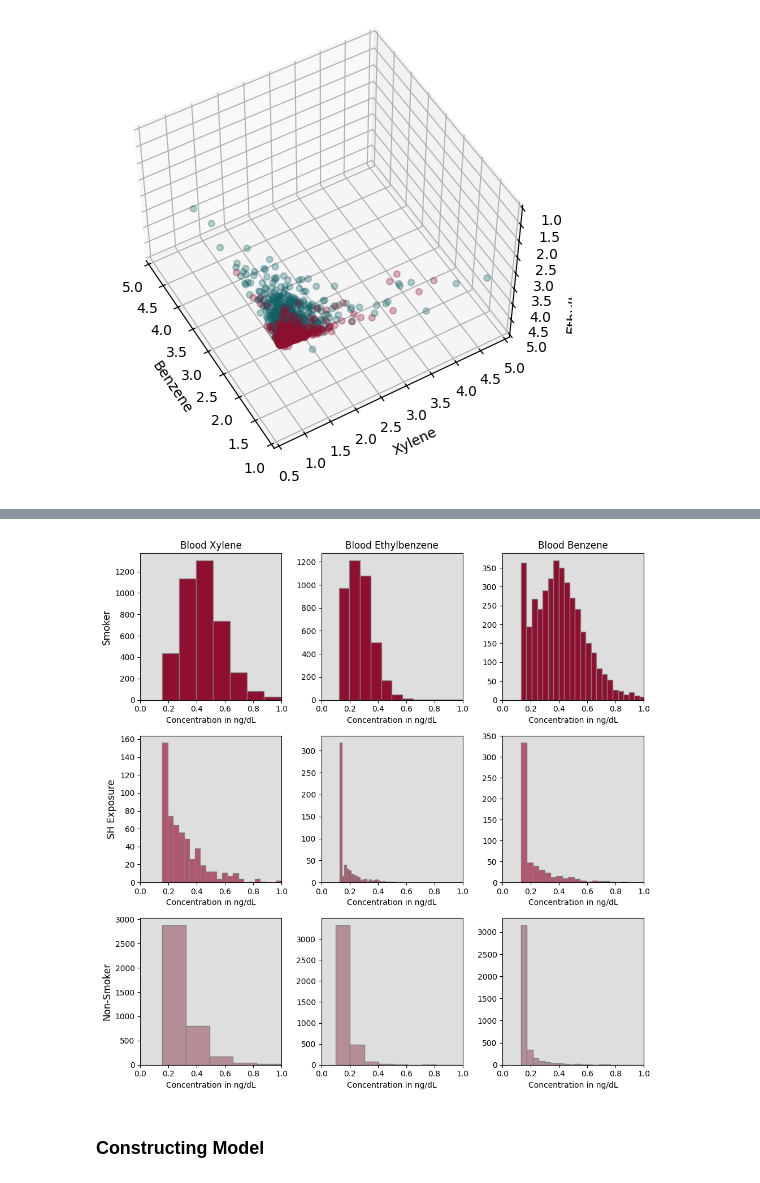
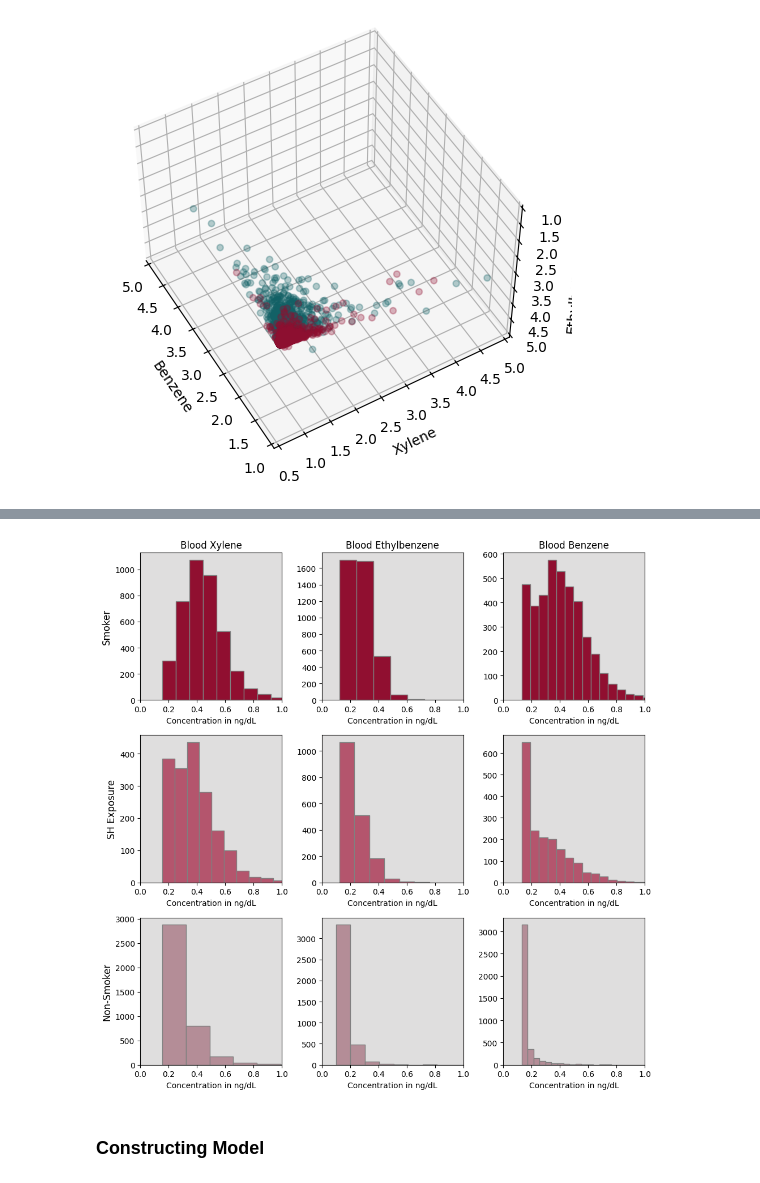
Before and after one commit to petepritch/STATS-503-Project, a Jupyter notebook: workspace/omar.ipynb, the cells around one changed output, grey strips where cells are left out. Cells and saved outputs as stored; diff of their text form; code cells hidden in the pictures.

```diff
--- a/workspace/omar.ipynb
+++ b/workspace/omar.ipynb
@@ -172,7 +171,7 @@ nhanes_no_log_sc = process(fetch_data(urls_2013, urls_2014, predictors_list,
                                               response_var_d, response_var_sh_2013,
                                               response_var_sh_2014, save = False),
                                               transform= False, combine_columns=False)
-nhanes_log_combined_cols = process(fetch_data(urls_2013, urls_2014, predictors_list,
+nhanes_no_log_cc = process(fetch_data(urls_2013, urls_2014, predictors_list,
                                               response_var_d, response_var_sh_2013,
                                               response_var_sh_2014, save = False),
                                               transform= False, combine_columns=True)
@@ -224,6 +223,9 @@ non_smokers_nl = non_smokers_nl[non_smokers_nl['SH EXP'] == 0]
 smokers_l = nhanes_log_sc[nhanes_log_sc['SMOKE'] == 1]
 non_smokers_l = nhanes_log_sc[nhanes_log_sc['SMOKE'] == 0]
 non_smokers_l = non_smokers_l[non_smokers_l['SH EXP'] == 0]
+
+sh_smokers_l = nhanes_log__cc[nhanes_log__cc['SMOKE']== 1]
+sh_smokers_nl = nhanes_no_log_cc[nhanes_no_log_cc['SMOKE'] == 1]
 # %%
 fig, axis = plt.subplots(1,4, figsize = (20,5))
 
@@ -427,42 +430,42 @@ fig.show()
 # %%
 fig, ax = plt.subplots(3, 3, figsize = (10,10))
 
 xdata_ns= smokers_l['LBXVXY']
 ydata_ns = smokers_l['LBXVEB']
 
 ax[0,0].set_title("Blood Xylene")
 ax[0,1].set_title("Blood Ethylbenzene")
 ax[0,2].set_title("Blood Benzene")
 
 ax[0,0].set_ylabel('Smoker', rotation=90, size='large')
 ax[1,0].set_ylabel('SH Exposure', rotation=90, size='large')
 ax[2,0].set_ylabel('Non-Smoker', rotation=90, size='large')
 
-ax[0,0].hist(np.sqrt(smokers_l['LBXVXY']), bins = 40, color = '#900F30', edgecolor = 'grey')
-ax[0,1].hist(np.sqrt(smokers_l['LBXVEB']), bins = 40, color = '#900F30', edgecolor = 'grey')
-ax[0,2].hist(np.sqrt(smokers_l['LBXVBZ']), bins = 40, color = '#900F30', edgecolor = 'grey')
+ax[0,0].hist(np.sqrt(smokers_nl['LBXVXY']), bins = 50, color = '#900F30', edgecolor = 'grey')
+ax[0,1].hist(np.sqrt(smokers_nl['LBXVEB']), bins = 25, color = '#900F30', edgecolor = 'grey')
+ax[0,2].hist(np.sqrt(smokers_nl['LBXVBZ']), bins = 25, color = '#900F30', edgecolor = 'grey')
 
 
-ax[1,0].hist(np.sqrt(sh_smokers['LBXVXY']), bins = 25, color = '#B4556D', edgecolor = 'grey')
-ax[1,1].hist(np.sqrt(sh_smokers['LBXVEB']), bins = 25, color = '#B4556D', edgecolor = 'grey')
-ax[1,2].hist(np.sqrt(sh_smokers['LBXVBZ']), bins = 25, color = '#B4556D', edgecolor = 'grey')
+ax[1,0].hist(np.sqrt(sh_smokers_nl['LBXVXY']), bins = 50, color = '#B4556D', edgecolor = 'grey')
+ax[1,1].hist(np.sqrt(sh_smokers_nl['LBXVEB']), bins = 25, color = '#B4556D', edgecolor = 'grey')
+ax[1,2].hist(np.sqrt(sh_smokers_nl['LBXVBZ']), bins = 25, color = '#B4556D', edgecolor = 'grey')
 
-ax[2,0].hist(np.sqrt(non_smokers_l['LBXVXY']), bins = 25, color = '#B48D97', edgecolor = 'grey')
-ax[2,1].hist(np.sqrt(non_smokers_l['LBXVEB']), bins = 25, color = '#B48D97', edgecolor = 'grey')
-ax[2,2].hist(np.sqrt(non_smokers_l['LBXVBZ']), bins = 25, color = '#B48D97', edgecolor = 'grey')
+ax[2,0].hist(np.sqrt(non_smokers_nl['LBXVXY']), bins = 25, color = '#B48D97', edgecolor = 'grey')
+ax[2,1].hist(np.sqrt(non_smokers_nl['LBXVEB']), bins = 25, color = '#B48D97', edgecolor = 'grey')
+ax[2,2].hist(np.sqrt(non_smokers_nl['LBXVBZ']), bins = 25, color = '#B48D97', edgecolor = 'grey')
 
 for i in range(3):
     for j in range(3):
         ax[i,j].set_facecolor('#DFDEDE')
         ax[i,j].set_xlim(0,1)
 
 for i in range(3):
     for j in range(3):
         ax[i,j].set_xlabel('Concentration in ng/dL')
 
 plt.tight_layout()
 plt.show()
 # %% [output]
-[figure, old version]
+[figure, new version]
 # %% [markdown]
 ### Constructing  Model
```
Also changed, not shown: parts of 14 cells of this notebook.
